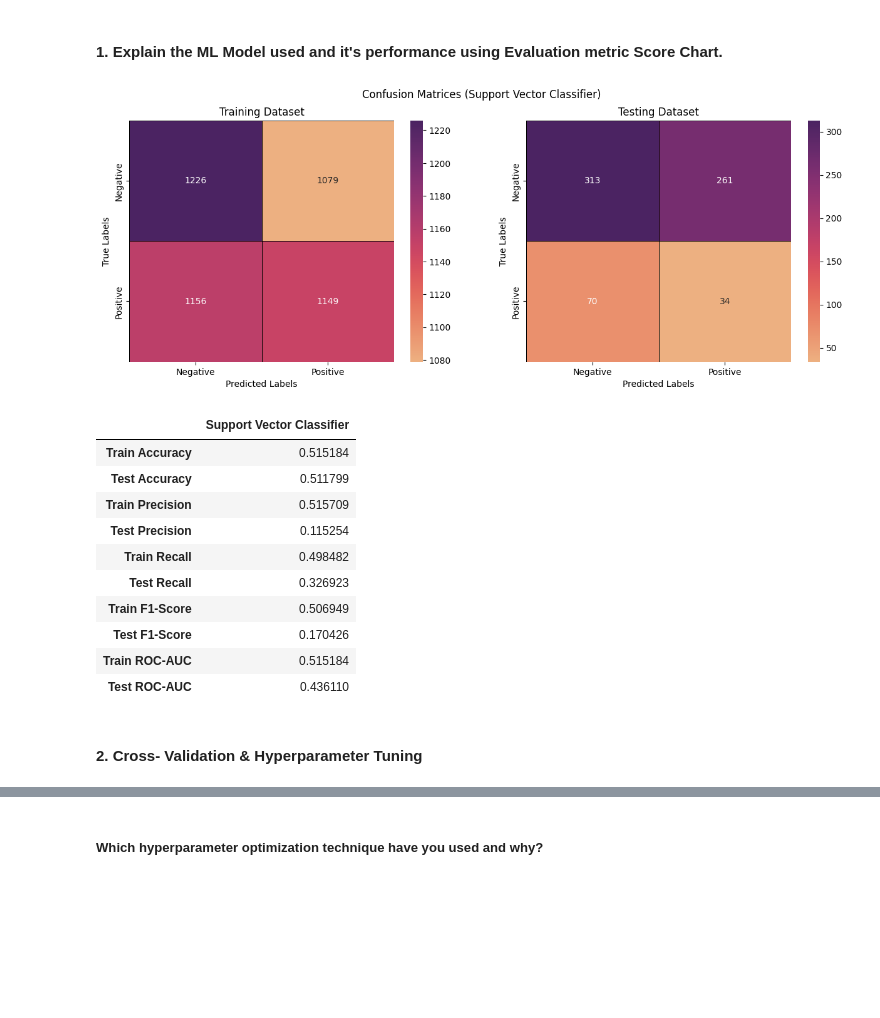
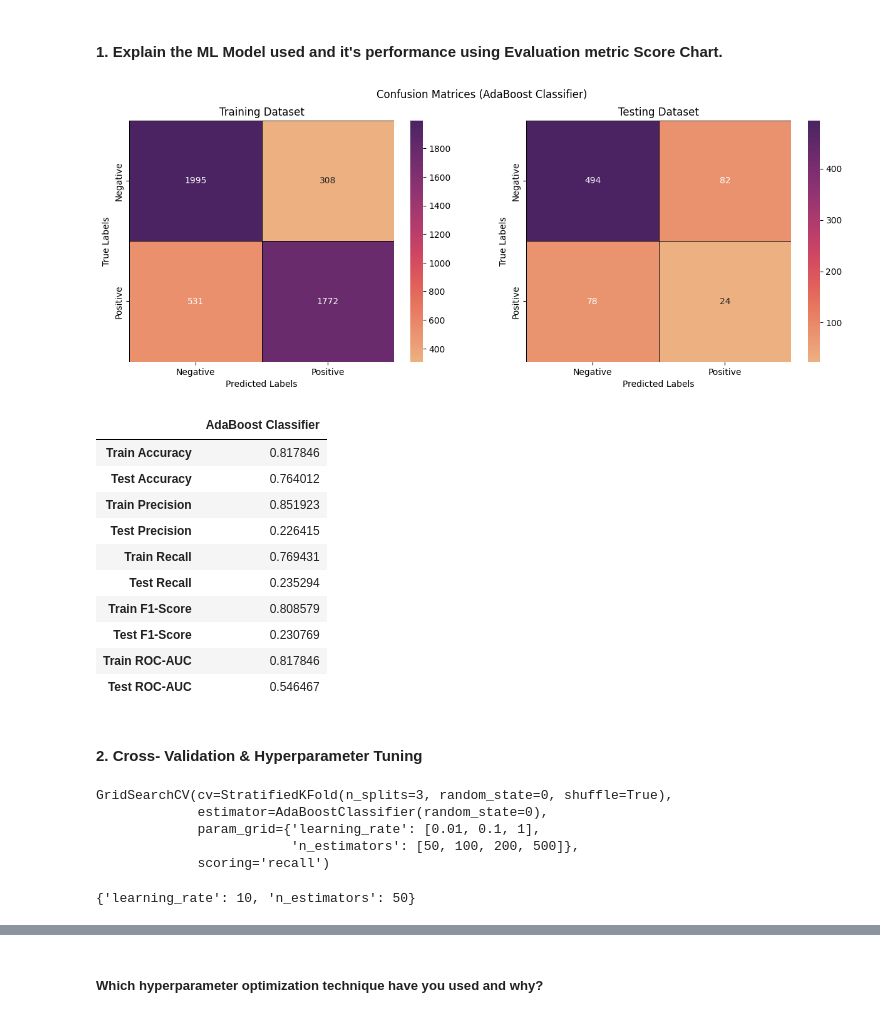
Before and after one commit to dipankarsahu1000/Cardiovascular-Risk-Prediction, a Jupyter notebook: Cardiovascular_Risk_Prediction.ipynb, the cells around one changed output, grey strips where cells are left out. Saved outputs shown, nothing was run; the diff lists cells and outputs as text; code cells hidden in the pictures; blank space fills up the shorter version.

```diff
--- a/Cardiovascular_Risk_Prediction.ipynb
+++ b/Cardiovascular_Risk_Prediction.ipynb
@@ -1285,11 +1287,11 @@ knn_eval_df
 #### 2. Cross- Validation & Hyperparameter Tuning
 # %%
 # ML Model - 3 Implementation with hyperparameter optimization techniques (i.e., GridSearch CV, RandomSearch CV, Bayesian Optimization etc.)
-rsk = RepeatedStratifiedKFold(n_splits = 3, n_repeats = 3, random_state = 0)
+sk = StratifiedKFold(n_splits = 3, shuffle = True, random_state = 0)
 
-knn_param_grid = {'n_neighbors': [5, 8, 10, 15], 'weights': ['uniform', 'distance'], 'metric': ['euclidian', 'manhattan']}
-
-knn_gscv = GridSearchCV(knn, param_grid = knn_param_grid, cv = rsk, scoring = 'recall')
+knn_param_grid = {'n_neighbors': [5, 8, 10, 15], 'weights': ['uniform', 'distance']}
+# 'weights': ['uniform', 'distance'], 'metric': ['euclidian', 'manhattan']
+knn_gscv = GridSearchCV(knn, param_grid = knn_param_grid, cv = sk, scoring = 'recall')
 
 # Fit the Algorithm
 knn_gscv.fit(X_train, y_train)
@@ -1415,8 +1416,8 @@ rf_eval_df
 from sklearn.model_selection import StratifiedKFold
 sk = StratifiedKFold(n_splits = 3, shuffle = True, random_state = 0)
 
-rf_param_grid = {'n_estimators': [50, 100, 200], 'criterion': ['gini', 'entropy'], 'max_depth': [5, 10, 15],
-                 'min_samples_split': [1, 2, 4, 8], 'min_samples_leaf': [1, 2, 4, 8]}
+rf_param_grid = {'n_estimators': [50, 100], 'criterion': ['gini', 'entropy'], 'max_depth': [4, 8, 12],
+                 'min_samples_split': [2, 4, 8], 'min_samples_leaf': [1, 2, 4]}
 
 rf_gscv = GridSearchCV(rf, param_grid = rf_param_grid, cv = sk, scoring = 'recall')
 
@@ -1545,9 +1547,9 @@ svc_eval_df
 
 sk = StratifiedKFold(n_splits = 3, shuffle = True, random_state = 0)
 
-svc_param_grid = {'C': [0.01, 0.1, 1, 10], 'kernel': ['linear', 'poly', 'rbf'], 'degree': [1, 2, 3]}
+svc_param_grid = {'C': [0.01, 0.1, 1] , 'gamma': [0.01, 0.1, 1]}
 
-svc_gscv = GridSearchCV(svc, param_distributions = svc_param_grid, cv = sk, scoring = 'recall')
+svc_gscv = GridSearchCV(svc, param_grid = svc_param_grid, cv = sk, scoring = 'recall')
 
 # Fit the Algorithm
 svc_gscv.fit(X_train, y_train)
@@ -1577,9 +1615,9 @@ pd.concat([svc_eval_df, svc_gscv_eval_df], axis = 1)
 # %%
 # ML Model - 6 Implementation
-from xgboost import XGBClassifier
+from sklearn.ensemble import AdaBoostClassifier
 
-xgb =  XGBClassifier()
+abc = AdaBoostClassifier(random_state = 0)
 
 # Fit the Algorithm
-xgb.fit(X_train, y_train)
+abc.fit(X_train, y_train)
 # %% [output]
@@ -1606,27 +1635,27 @@ xgb.get_params()
 # %% [markdown]
 #### 1. Explain the ML Model used and it's performance using Evaluation metric Score Chart.
 # %%
-xgb_eval_df, xgb_cm_train, xgb_cm_test, xgb_curve_values = eval(xgb, X_train, X_test, y_train, y_test, 'XGBoost')
+abc_eval_df, abc_cm_train, abc_cm_test = eval(abc, X_train, X_test, y_train, y_test, 'AdaBoost Classifier')
 
 # Generating the confusion matrices
-conmat(xgb_cm_train, xgb_cm_test, 'XGBoost')
+conmat(abc_cm_train, abc_cm_test, 'AdaBoost Classifier')
 # %% [output]
-[figure, old version]
+[figure, new version]
 # %%
 # Summary of all the necessary evaluation metrics
-xgb_eval_df
+abc_eval_df
 # %% [output]
-|  | Support Vector Classifier |
-| Train Accuracy | 0.515184 |
-| Test Accuracy | 0.511799 |
-| Train Precision | 0.515709 |
-| Test Precision | 0.115254 |
-| Train Recall | 0.498482 |
-| Test Recall | 0.326923 |
-| Train F1-Score | 0.506949 |
-| Test F1-Score | 0.170426 |
-| Train ROC-AUC | 0.515184 |
-| Test ROC-AUC | 0.436110 |
+|  | AdaBoost Classifier |
+| Train Accuracy | 0.817846 |
+| Test Accuracy | 0.764012 |
+| Train Precision | 0.851923 |
+| Test Precision | 0.226415 |
+| Train Recall | 0.769431 |
+| Test Recall | 0.235294 |
+| Train F1-Score | 0.808579 |
+| Test F1-Score | 0.230769 |
+| Train ROC-AUC | 0.817846 |
+| Test ROC-AUC | 0.546467 |
 # %% [markdown]
 #### 2. Cross- Validation & Hyperparameter Tuning
 # %%
@@ -1634,13 +1663,21 @@ xgb_eval_df
 
 sk = StratifiedKFold(n_splits = 3, shuffle = True, random_state = 0)
 
-xgb_param_dist = {}
+abc_param_grid = {'learning_rate': [0.01, 0.1, 1], 'n_estimators': [50, 100, 200, 500]}
 
-xgb_rscv = RandomizedSearchCV(xgb, param_distributions = xgb_param_dist, cv = sk, scoring = 'recall')
+abc_gscv = GridSearchCV(abc, param_grid = abc_param_grid, cv = sk, scoring = 'recall')
 
 # Fit the Algorithm
-xgb_rscv.fit(X_train, y_train)
+abc_gscv.fit(X_train, y_train)
+# %% [output]
+GridSearchCV(cv=StratifiedKFold(n_splits=3, random_state=0, shuffle=True),
+             estimator=AdaBoostClassifier(random_state=0),
+             param_grid={'learning_rate': [0.01, 0.1, 1],
+                         'n_estimators': [50, 100, 200, 500]},
+             scoring='recall')
 # %%
 # Finding the best parameter values
-xgb_rscv.best_params_
+abc_gscv.best_params_
+# %% [output]
+{'learning_rate': 10, 'n_estimators': 50}
 # %%
```
Also changed, not shown: parts of 96 cells of this notebook.
